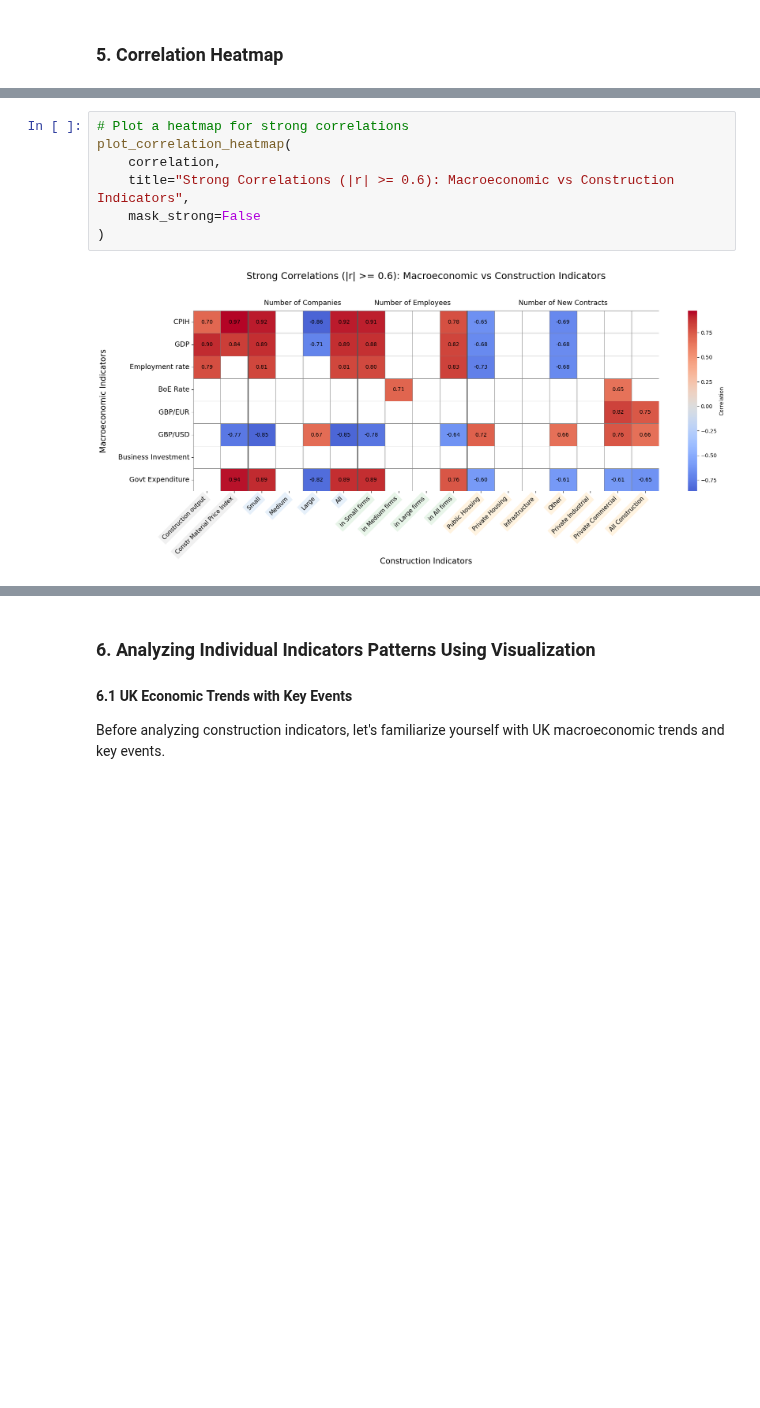
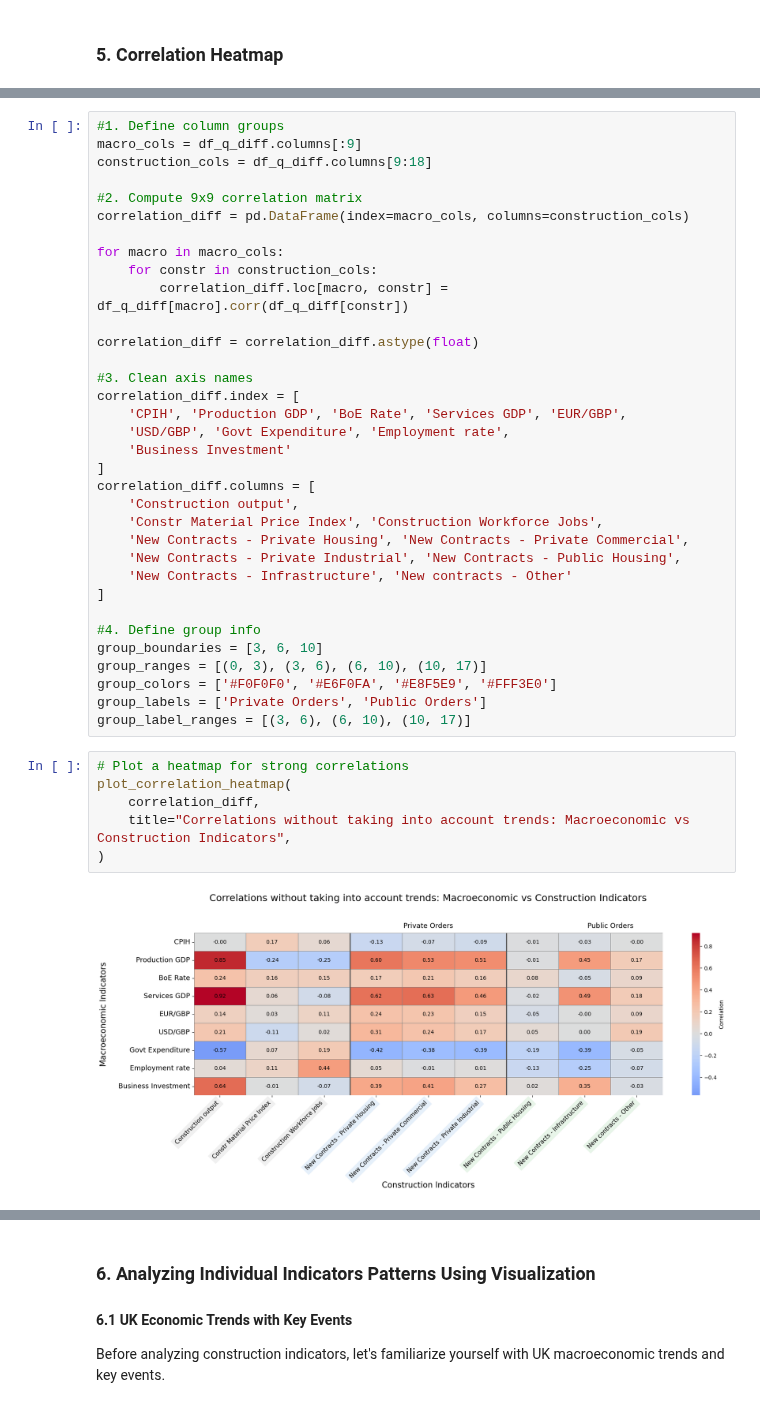
Before and after one commit to Alisa-Makhonina/Macroeconomic_indicators_vs_Construction_indicators, a Jupyter notebook: 4_Exploratory Data Analysis.ipynb, the cells around one changed output, grey strips where cells are left out. Drawn from its saved outputs; the diff is of its cells as text; blank space fills up the shorter version.

```diff
--- a/4_Exploratory Data Analysis.ipynb
+++ b/4_Exploratory Data Analysis.ipynb
@@ -361,9 +313,42 @@ def plot_correlation_heatmap(corr_matrix, title, mask_strong=False):
+# %%
+#1. Define column groups
+macro_cols = df_q_diff.columns[:9]
+construction_cols = df_q_diff.columns[9:18]
+
+#2. Compute 9x9 correlation matrix
+correlation_diff = pd.DataFrame(index=macro_cols, columns=construction_cols)
+
+for macro in macro_cols:
+    for constr in construction_cols:
+        correlation_diff.loc[macro, constr] = df_q_diff[macro].corr(df_q_diff[constr])
+
+correlation_diff = correlation_diff.astype(float)
+
+#3. Clean axis names
+correlation_diff.index = [
+    'CPIH', 'Production GDP', 'BoE Rate', 'Services GDP', 'EUR/GBP',
+    'USD/GBP', 'Govt Expenditure', 'Employment rate',
+    'Business Investment'
+]
+correlation_diff.columns = [
+    'Construction output',
+    'Constr Material Price Index', 'Construction Workforce Jobs',
+    'New Contracts - Private Housing', 'New Contracts - Private Commercial',
+    'New Contracts - Private Industrial', 'New Contracts - Public Housing',
+    'New Contracts - Infrastructure', 'New contracts - Other'
+]
+
+#4. Define group info
+group_boundaries = [3, 6, 10]
+group_ranges = [(0, 3), (3, 6), (6, 10), (10, 17)]
+group_colors = ['#F0F0F0', '#E6F0FA', '#E8F5E9', '#FFF3E0']
+group_labels = ['Private Orders', 'Public Orders']
+group_label_ranges = [(3, 6), (6, 10), (10, 17)]
 # %%
 # Plot a heatmap for strong correlations
 plot_correlation_heatmap(
-    correlation,
-    title="Strong Correlations (|r| >= 0.6): Macroeconomic vs Construction Indicators",
-    mask_strong=False
+    correlation_diff,
+    title="Correlations without taking into account trends: Macroeconomic vs Construction Indicators",
 )
 # %% [output]
-[figure, old version]
+[figure, new version]
```
Also changed, not shown: parts of 33 cells of this notebook.
